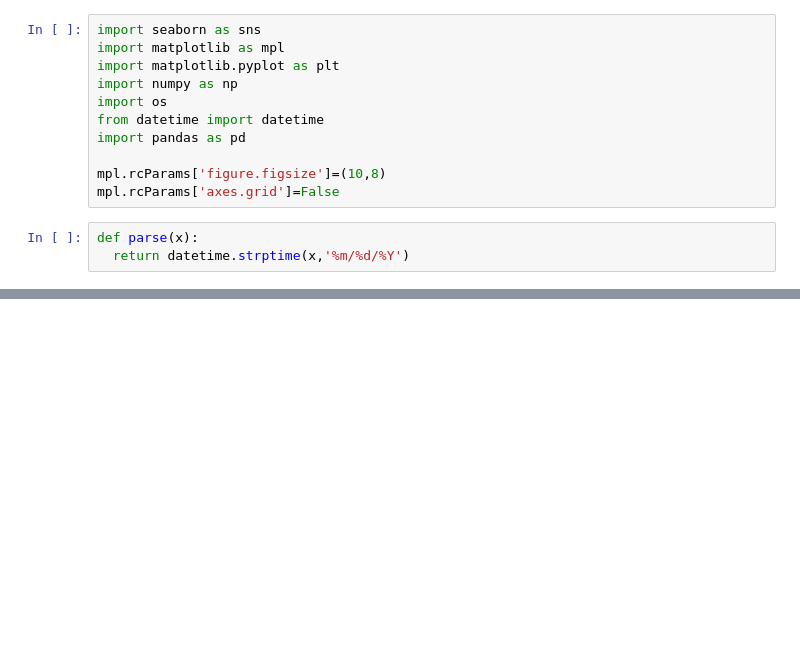
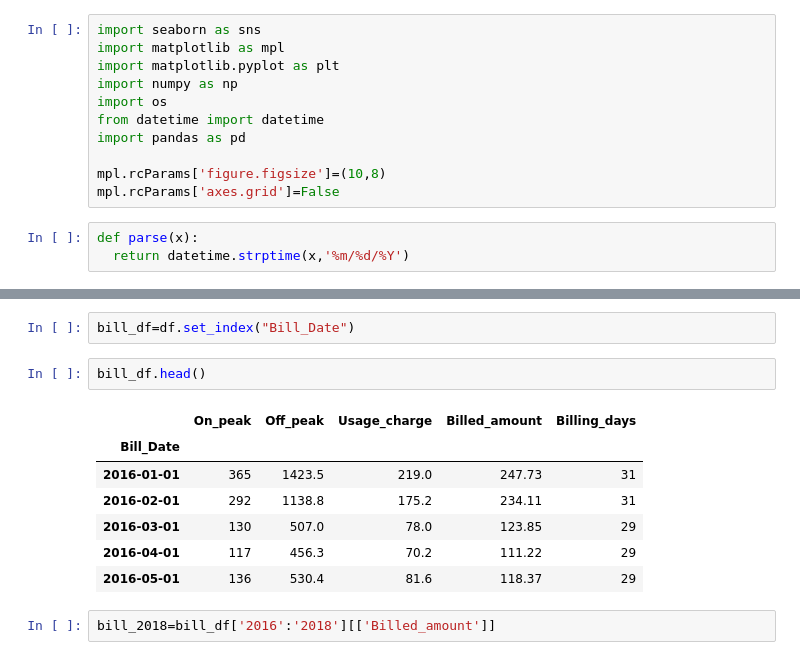
Before and after one commit to hima9/TimeSeries, a Jupyter notebook: MovingAvg.ipynb, the cells around one changed output, grey strips where cells are left out. Drawn from its saved outputs; the diff is of its cells as text; blank space fills up the shorter version.

```diff
--- a/MovingAvg.ipynb
+++ b/MovingAvg.ipynb
@@ -21,0 +53,14 @@ ValueError: ignored
+# %%
+bill_df=df.set_index("Bill_Date")
+# %%
+bill_df.head()
+# %% [output]
+|  | On_peak | Off_peak | Usage_charge | Billed_amount | Billing_days |
+| Bill_Date |  |  |  |  |  |
+| 2016-01-01 | 365 | 1423.5 | 219.0 | 247.73 | 31 |
+| 2016-02-01 | 292 | 1138.8 | 175.2 | 234.11 | 31 |
+| 2016-03-01 | 130 | 507.0 | 78.0 | 123.85 | 29 |
+| 2016-04-01 | 117 | 456.3 | 70.2 | 111.22 | 29 |
+| 2016-05-01 | 136 | 530.4 | 81.6 | 118.37 | 29 |
+# %%
+bill_2018=bill_df['2016':'2018'][['Billed_amount']]
```
Also changed, not shown: parts of 9 cells of this notebook.
